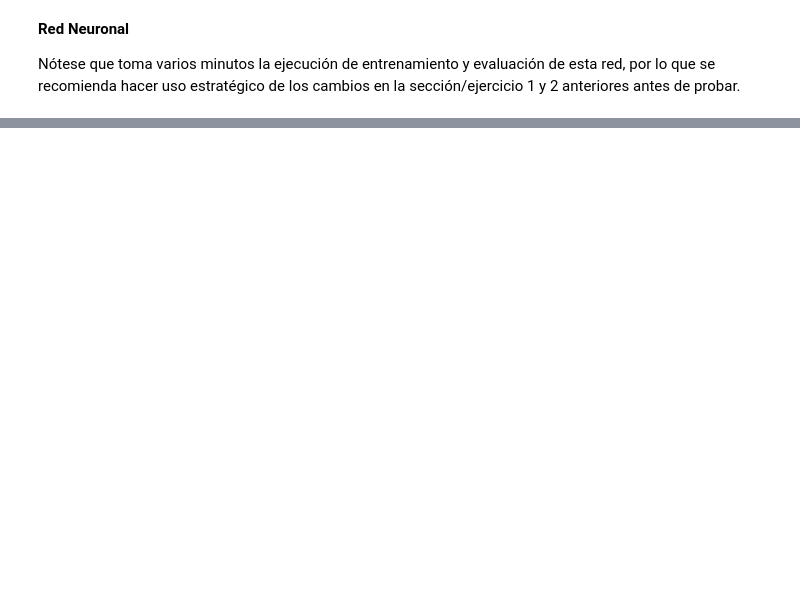
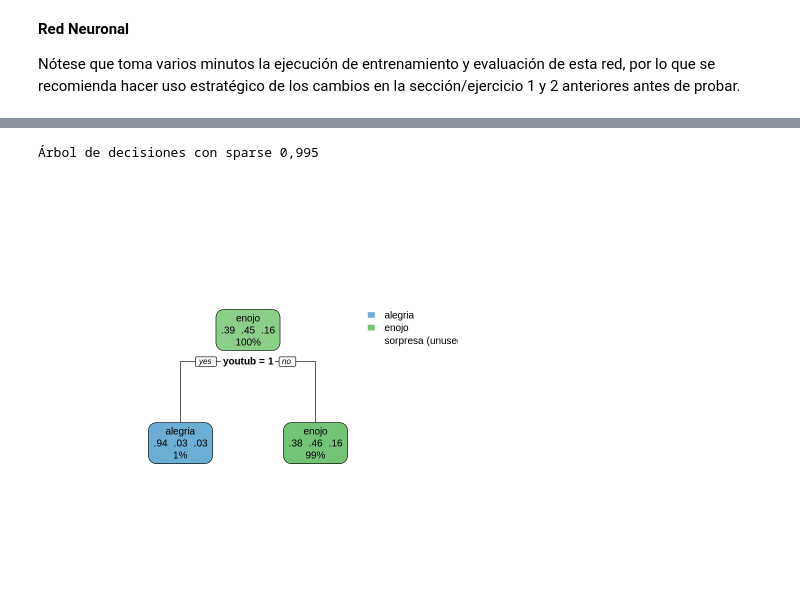
Before and after one commit to NestorPatricio/Diplomado_Big_Data_Data_Science, a Jupyter notebook: Fundamentos y aplicaciones de Machine Learning y Deep Learning/Ejercicios/Ejercicio_3_NLP_para_análisis_de_emociones_Resuelto.ipynb, the cells around one changed output, grey strips where cells are left out. Cells and saved outputs as stored; diff of their text form; code cells hidden in the pictures; blank space fills up the shorter version.

```diff
--- a/Fundamentos y aplicaciones de Machine Learning y Deep Learning/Ejercicios/Ejercicio_3_NLP_para_análisis_de_emociones_Resuelto.ipynb
+++ b/Fundamentos y aplicaciones de Machine Learning y Deep Learning/Ejercicios/Ejercicio_3_NLP_para_análisis_de_emociones_Resuelto.ipynb
@@ -283,0 +298,13 @@ A data.frame: 10 × 196
+# %%
+# Versión simple para crear conjuntos de entrenamiento y de test en corpus
+# no normalizado
+set.seed(12345)
+ratio_2 <- sample(nrow(corpus.procesado_2), nrow(corpus.procesado_2) * 0.70)
+training.set_2 = corpus.procesado_2[ratio_2,]
+testing.set_2 = corpus.procesado_2[-ratio_2,]
+
+cat("Dimensiones Entrenamiento/Test")
+dim(training.set_2)
+dim(testing.set_2)
+
+head(testing.set_2, 10)
@@ -298,11 +342,18 @@ Sin embargo, hay algunas observaciones que salen de los resultados de desempeño
 # %% [markdown]
 **Árbol de Decisión**
 # %%
-DT_model <- rpart(emoción ~ ., data=training.set, method="class", minbucket=20)
+set.seed(12345)
+DT_model_1 <- rpart(
+  formula = emoción ~ .,
+  data = training.set_1,
+  method = "class",
+  minbucket = 20
+)
 
-DT_predictTraining <- predict(DT_model, training.set, type = "class")
-DT_predictTesting <- predict(DT_model, testing.set, type = "class")
-cat("\n\n************* Resultados Árbol de Decisión - Testing *************\n")
-confusionMatrix(DT_predictTesting, as.factor(testing.set$emoción))
+DT_predictTraining_1 <- predict(DT_model_1, training.set_1, type = "class")
+DT_predictTesting_1 <- predict(DT_model_1, testing.set_1, type = "class")
+cat("************* Resultados Árbol de Decisión - Testing *************\n")
+cat("************** Corpus normalizado y Sparce > 0,995 ***************\n")
+confusionMatrix(DT_predictTesting_1, as.factor(testing.set_1$emoción))
 # %% [output]
 ************* Resultados Árbol de Decisión - Testing *************
@@ -376,0 +653,6 @@ Balanced Accuracy            0.5628       0.5429         0.55805
+# %%
+cat("Árbol de decisiones con sparse 0,995\n")
+rpart.plot::rpart.plot(DT_model_1)
+# %% [output]
+Árbol de decisiones con sparse 0,995
+[figure, added]
```
Also changed, not shown: parts of 37 cells of this notebook, 10 other files.
